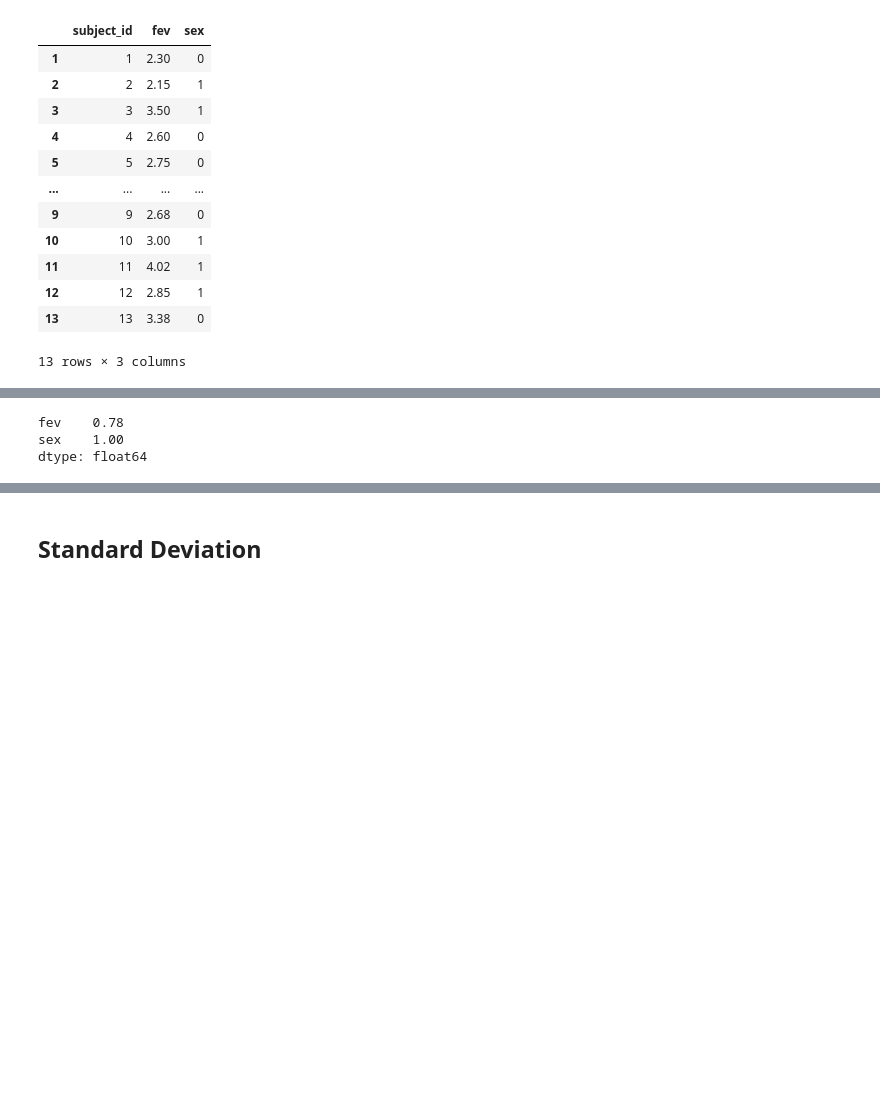
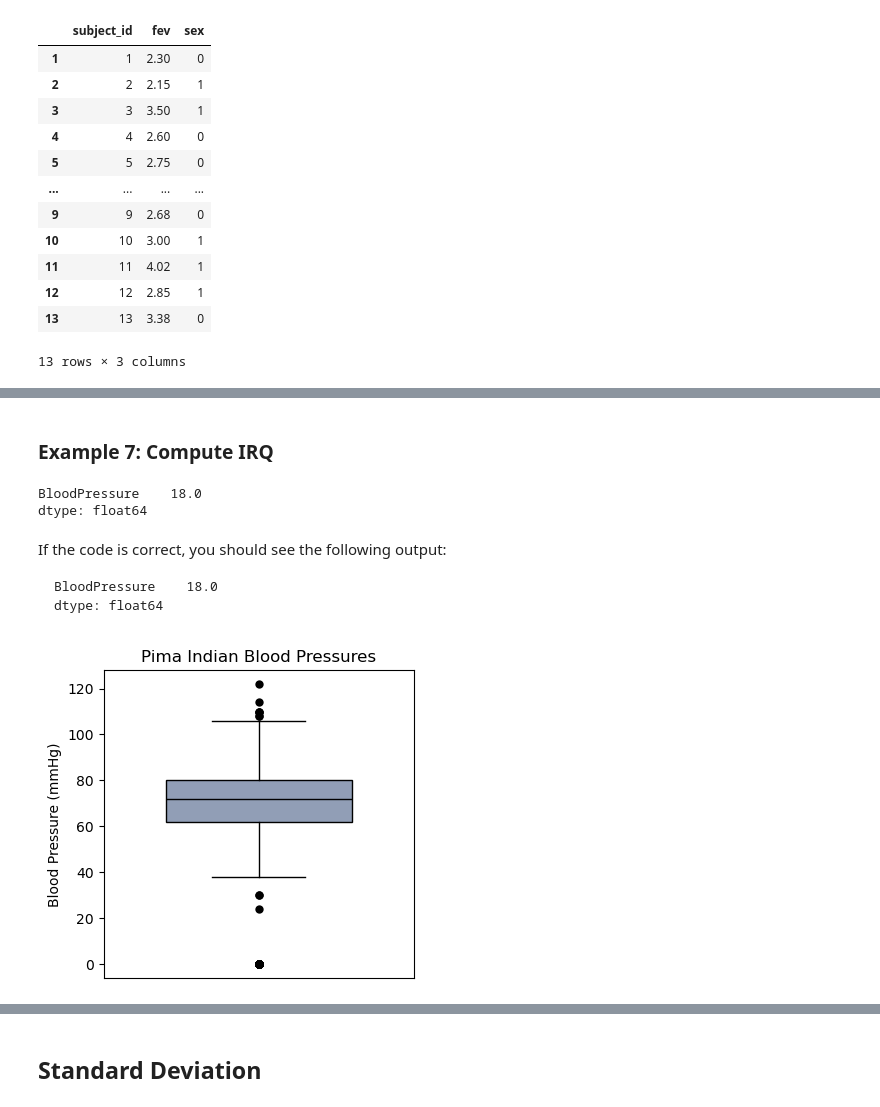
Before and after one commit to DavidSenseman/BIO5853, a Jupyter notebook: Lesson_01_5.ipynb, the cells around one changed output, grey strips where cells are left out. Drawn from its saved outputs; the diff is of its cells as text; code cells hidden in the pictures; blank space fills up the shorter version.

```diff
--- a/Lesson_01_5.ipynb
+++ b/Lesson_01_5.ipynb
@@ -797,13 +835,63 @@ display(asthmaDF)
 # Define a function to calculate IQR
 def find_iqr(x):
     return np.subtract(*np.percentile(x, [75, 25]))
-
-# Calculate IQR for 'fev' and 'sex' columns
-iqr_col = asthmaDF[['fev', 'sex']].apply(find_iqr)
-
-# Print
-print(iqr_col)
-# %% [output]
-fev    0.78
-sex    1.00
-dtype: float64
+# %% [markdown]
+### Example 7: Compute IRQ
+# %%
+# Example 7: Compute IRQ
+
+# Calculate IQR
+iqr_col = pimaDF[['BloodPressure']].apply(find_iqr)
+
+# Print
+print(iqr_col)
+# %% [output]
+BloodPressure    18.0
+dtype: float64
+# %% [markdown]
+If the code is correct, you should see the following output:
+
+~~~text
+BloodPressure    18.0
+dtype: float64
+~~~
+# %%
+# Figure 2.7
+
+import matplotlib.pyplot as plt
+
+fig, ax = plt.subplots(nrows=1, ncols=1, figsize=(4, 4))
+
+x=pimaDF.BloodPressure
+colors =['#919eb6']
+
+
+flierprops = dict(marker='o', markerfacecolor='black', markersize=6,
+                  markeredgecolor='none')
+medianprops = dict(linestyle='-', linewidth=1.0, color='black')
+
+# plot box plot
+bplot=ax.boxplot(x, notch=False,
+           flierprops=flierprops,
+           medianprops=medianprops,
+           patch_artist=True,
+           widths=0.6)
+
+
+ax.flierprops = dict(marker='o', markerfacecolor='black', markersize=8,
+                  linestyle='none')
+
+ax.set_title('Pima Indian Blood Pressures')
+
+# fill with colors
+for patch, color in zip(bplot['boxes'], colors):
+    patch.set_facecolor(color)
+
+ax.set_xticks([])
+#ax.set(ylim=(550, 1300))
+ax.set_xlabel('')
+ax.set_ylabel('Blood Pressure (mmHg)')
+
+plt.show()
+# %% [output]
+[figure, added]
```
Also changed, not shown: parts of 50 cells of this notebook.
